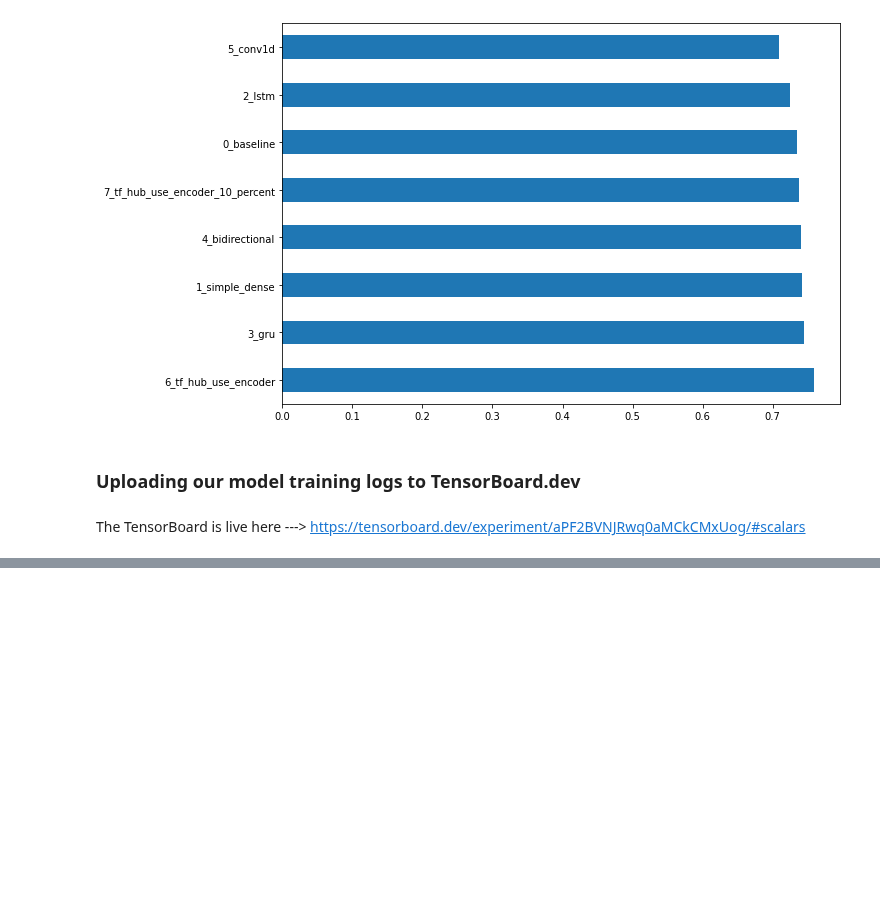
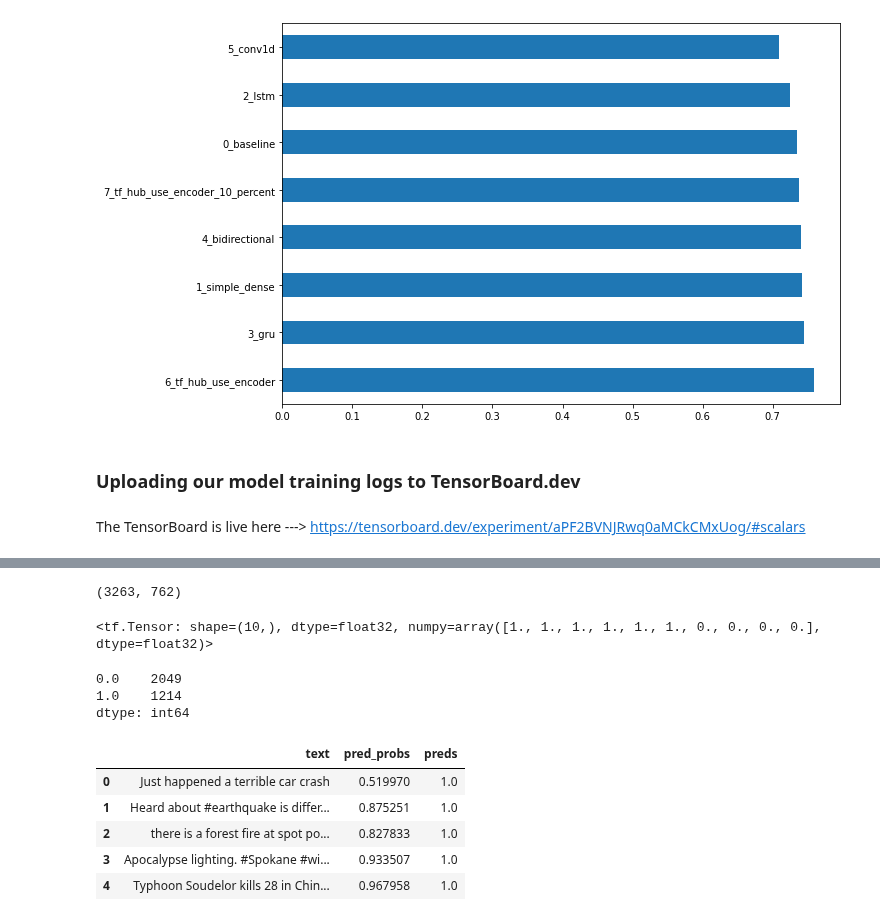
Before and after one commit to ashikshafi08/Learning_Tensorflow, a Jupyter notebook: Notebooks/Introduction_to_NLP_with_TensorFlow.ipynb, the cells around one changed output, grey strips where cells are left out. Cells and saved outputs as stored; diff of their text form; code cells hidden in the pictures; blank space fills up the shorter version.

```diff
--- a/Notebooks/Introduction_to_NLP_with_TensorFlow.ipynb
+++ b/Notebooks/Introduction_to_NLP_with_TensorFlow.ipynb
@@ -2379,0 +2625,35 @@ The TensorBoard is live here ---> https://tensorboard.dev/experiment/aPF2BVNJRwq
+# %%
+test_sentences = test_df['text']
+test_sentences = test_sentences.to_list()
+len(test_sentences) , len(val_sentences)
+# %% [output]
+(3263, 762)
+# %%
+# Getting the pred probs
+test_pred_probs = model_6_pretrained.predict(test_sentences)
+
+# Converting them into labels of predictions
+test_preds = tf.squeeze(tf.round(test_pred_probs))
+test_preds[:10]
+# %% [output]
+<tf.Tensor: shape=(10,), dtype=float32, numpy=array([1., 1., 1., 1., 1., 1., 0., 0., 0., 0.], dtype=float32)>
+# %%
+pd.Series(test_preds).value_counts()
+# %% [output]
+0.0    2049
+1.0    1214
+dtype: int64
+# %%
+# Building a dataframe with our test sentences with preds aside
+
+test_df_performance = pd.DataFrame({'text': test_sentences ,
+                                    'pred_probs': tf.squeeze(test_pred_probs) ,
+                                    'preds': test_preds})
+test_df_performance.head()
+# %% [output]
+|  | text | pred_probs | preds |
+| 0 | Just happened a terrible car crash | 0.519970 | 1.0 |
+| 1 | Heard about #earthquake is differ... | 0.875251 | 1.0 |
+| 2 | there is a forest fire at spot po... | 0.827833 | 1.0 |
+| 3 | Apocalypse lighting. #Spokane #wi... | 0.933507 | 1.0 |
+| 4 | Typhoon Soudelor kills 28 in Chin... | 0.967958 | 1.0 |
```
Also changed, not shown: parts of 29 cells of this notebook.
